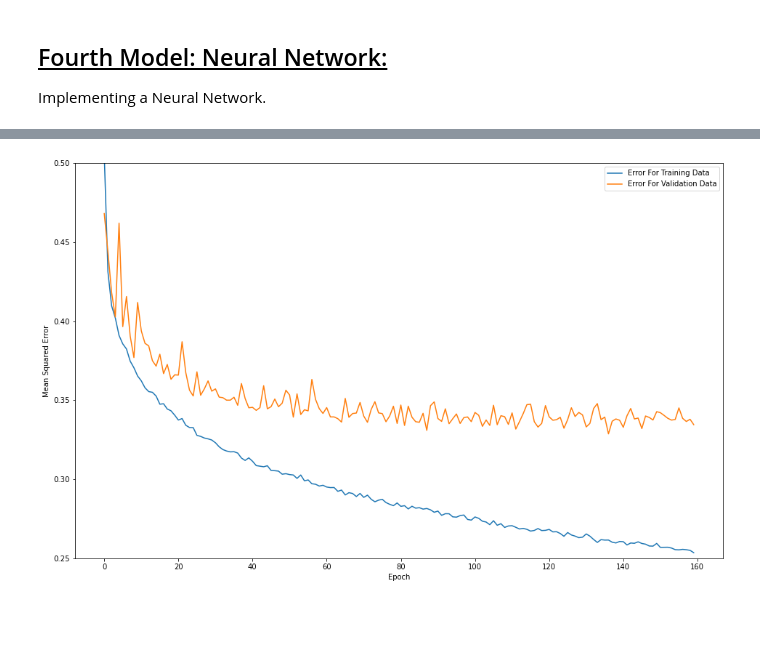
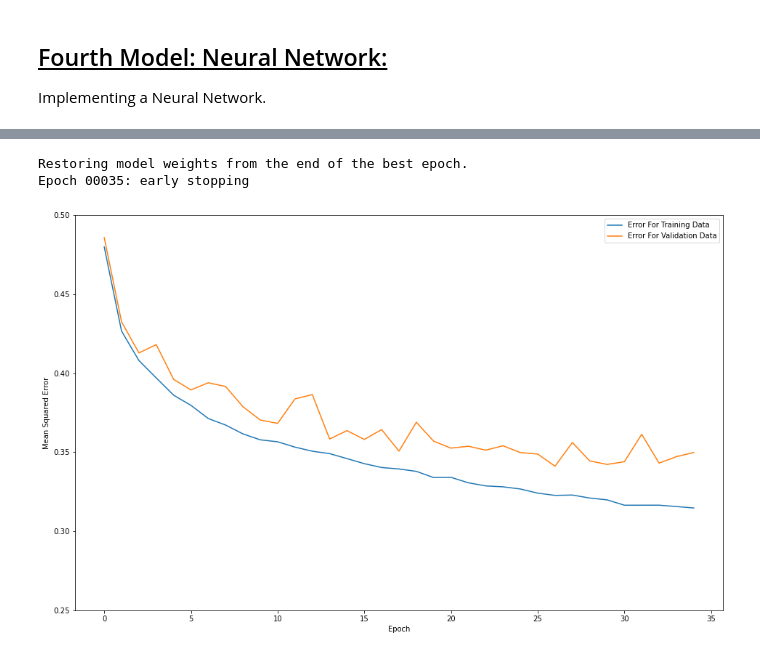
Before and after one commit to Nhyi/University, a Jupyter notebook: Machine Learning 1/Project/Project.ipynb, the cells around one changed output, grey strips where cells are left out. Cells and saved outputs as stored; diff of their text form; code cells hidden in the pictures; blank space fills up the shorter version.

```diff
--- a/Machine Learning 1/Project/Project.ipynb
+++ b/Machine Learning 1/Project/Project.ipynb
@@ -371,6 +588,7 @@ from tensorflow.keras.models import Sequential
 from tensorflow.keras.layers import Dense, Activation
 from tensorflow.keras.callbacks import EarlyStopping
 # %%
+#function to plot the error of the training and validation set of the NN
 def plot_NN_result(data):
 
     val_df = pd.DataFrame(data.history)
@@ -380,5 +598,6 @@ def plot_NN_result(data):
     plt.plot(val_df['epoch'], val_df['val_mse'], label = 'Error For Validation Data')
     plt.xlabel('Epoch')
     plt.ylabel('Mean Squared Error')
+    plt.title('')
     plt.ylim([0.25, 0.5])
     plt.legend()
@@ -385,12 +622,15 @@ def plot_NN_result(data):
 # %%
+#recreating the neural network which will be optimized
 model = Sequential()
 model.add(Dense(64, input_dim = X_train.shape[1], activation = tf.nn.relu))
 model.add(Dense(64, activation = tf.nn.relu))
 model.add(Dense(1))
 model.compile(loss = 'mse', optimizer = 'adam', metrics = ['mse'])
 
-monitor = EarlyStopping(monitor = 'val_loss', min_delta = 1e-6, patience = 100, verbose = 1, mode = 'auto', restore_best_weights = True)
-previous_values = model.fit(X_train, Y_train, validation_data = (X_val, Y_val), callbacks = [monitor], verbose = 0, epochs = 160)
-plot_NN_result(previous_values)
+monitor = EarlyStopping(monitor = 'val_loss', min_delta = 1e-6, patience = 8, verbose = 1, mode = 'auto', restore_best_weights = True)
+optimized_values = model.fit(X_train, Y_train, validation_data = (X_val, Y_val), callbacks = [monitor], verbose = 0, epochs = 160)
+plot_NN_result(optimized_values)
 # %% [output]
+Restoring model weights from the end of the best epoch.
+Epoch 00035: early stopping
-[figure, old version]
+[figure, new version]
```
Also changed, not shown: parts of 27 cells of this notebook, 2 other files.
